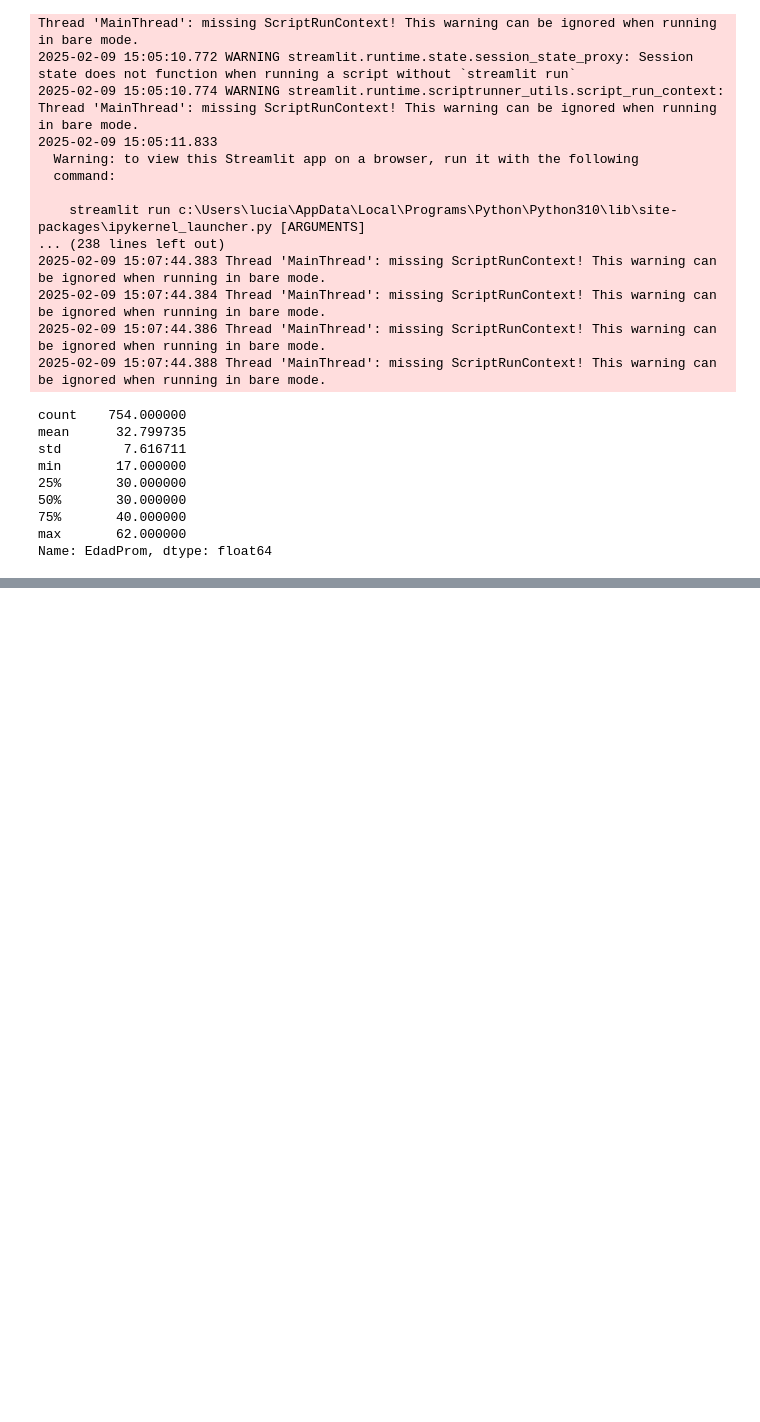
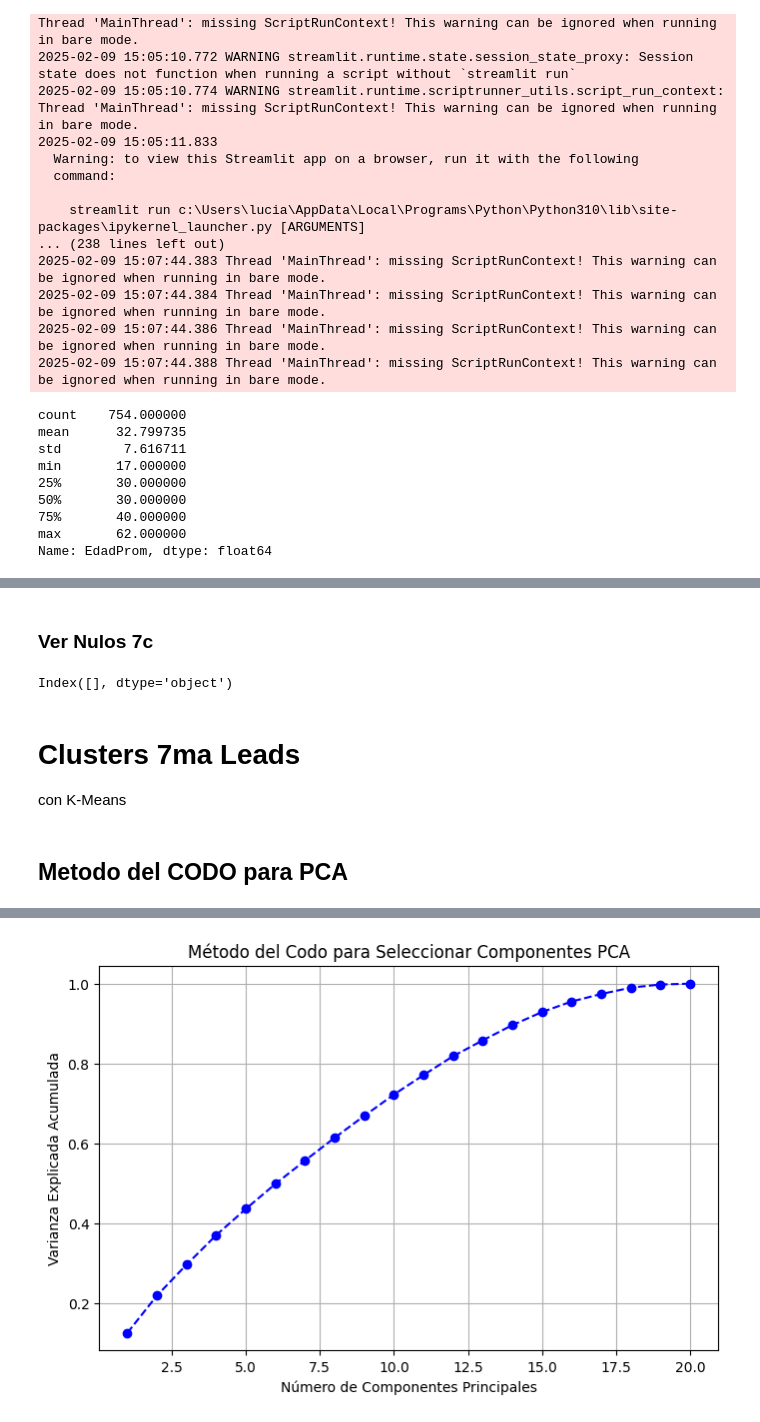
Before and after one commit to Luciano1120/data_manu, a Jupyter notebook: pruebasDataset.ipynb, the cells around one changed output, grey strips where cells are left out. Drawn from its saved outputs; the diff is of its cells as text; code cells hidden in the pictures; blank space fills up the shorter version.

```diff
--- a/pruebasDataset.ipynb
+++ b/pruebasDataset.ipynb
@@ -122,0 +74,15 @@ df.head()
+# %%
+import debug
+import numpy as np
+
+#debug.df_consolidado['Info Ingresos']=debug.df_consolidado['Sosten Economico']&debug.df_consolidado['Ingreso Prom']
+
+#debug.df_consolidado['Info Ingresos'] = debug.df_consolidado['Sosten Economico'].astype(str) + "-" + debug.df_consolidado['Ingresos Prom'].astype(str)
+
+debug.df_consolidado['Info Ingresos'] = np.where(
+    (debug.df_consolidado['Sosten Economico'] == "sin info") | (debug.df_consolidado['Ingresos Prom'] == "sin info"),
+    "sin info",
+    debug.df_consolidado['Sosten Economico'].astype(str) + " " + debug.df_consolidado['Ingresos Prom'].astype(str)
+)
+
+debug.df_consolidado
@@ -122,0 +348,51 @@ df.head()
+# %% [markdown]
+### Ver Nulos 7c
+# %%
+import pandas as pd
+import debug7c
+
+
+debug7c.df_consolidado_7c_encoded.columns[debug7c.df_consolidado_7c_encoded.isnull().any()]
+# %% [output]
+Index([], dtype='object')
+# %% [markdown]
+# Clusters 7ma Leads
+con K-Means
+# %% [markdown]
+## Metodo del CODO para PCA
+# %%
+import numpy as np
+import pandas as pd
+import matplotlib.pyplot as plt
+from sklearn.decomposition import PCA
+from sklearn.preprocessing import StandardScaler
+import debug
+
+%matplotlib inline
+
+# 1️⃣ Cargamos tu dataset (si ya está en memoria, podés omitir esta línea)
+df = debug.df_consolidado_7l_encoded # Usamos el dataset con encoding
+
+# 2️⃣ Seleccionamos solo las columnas numéricas para PCA
+df_numeric = df.select_dtypes(include=[np.number])
+
+# 3️⃣ Escalamos los datos (PCA requiere estandarización)
+scaler = StandardScaler()
+df_scaled = scaler.fit_transform(df_numeric)
+
+# 4️⃣ Aplicamos PCA con todas las componentes
+pca = PCA(n_components=len(df_numeric.columns))
+pca.fit(df_scaled)
+
+# 5️⃣ Calculamos la varianza explicada acumulada
+varianza_acumulada = np.cumsum(pca.explained_variance_ratio_)
+
+# 6️⃣ Graficamos la Teoría del Codo
+plt.figure(figsize=(8, 5))
+plt.plot(range(1, len(df_numeric.columns) + 1), varianza_acumulada, marker='o', linestyle='--', color='b')
+plt.xlabel('Número de Componentes Principales')
+plt.ylabel('Varianza Explicada Acumulada')
+plt.title('Método del Codo para Seleccionar Componentes PCA')
+plt.grid(True)
+plt.show()
+# %% [output]
@@ -122,0 +416 @@ df.head()
+[figure, added]
```
Also changed, not shown: parts of 73 cells of this notebook, 8 other files.
